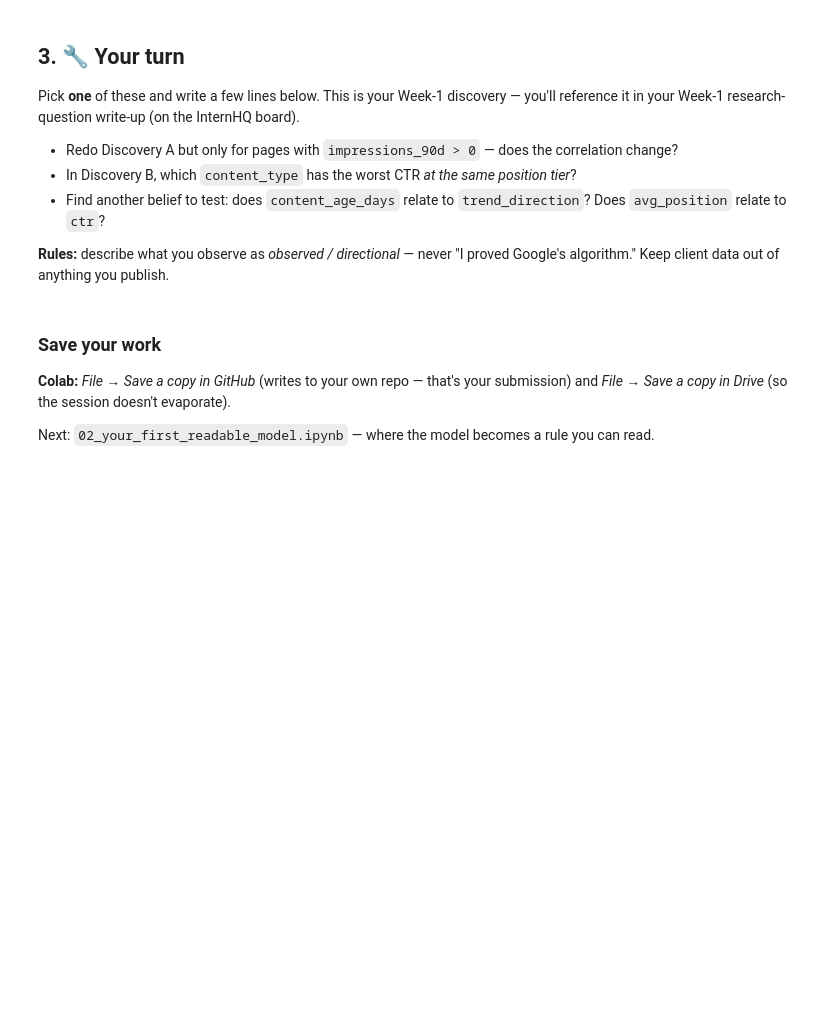
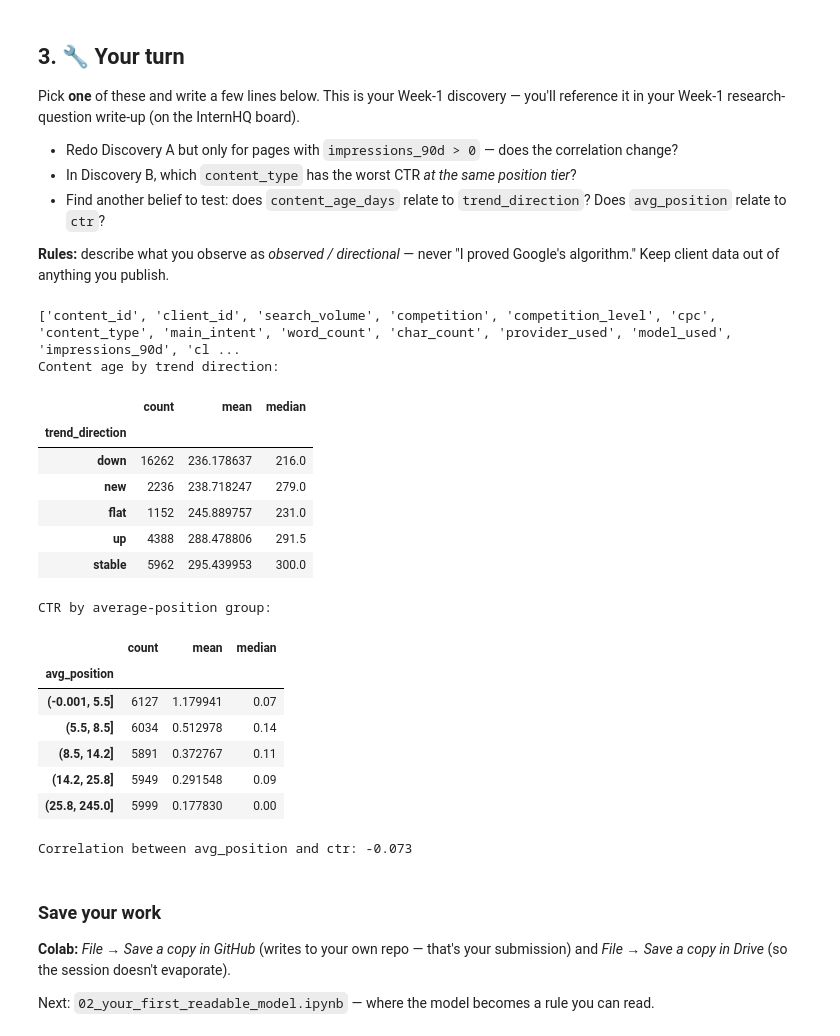
Before and after one commit to Shahmeer01-ai/Flyrank-ML-Internship, a Jupyter notebook: notebooks/01_first_look_and_discovery.ipynb, the cells around one changed output. Cells and saved outputs as stored; diff of their text form; code cells hidden in the pictures; blank space fills up the shorter version.

```diff
--- a/notebooks/01_first_look_and_discovery.ipynb
+++ b/notebooks/01_first_look_and_discovery.ipynb
@@ -102,3 +156,56 @@ Pick **one** of these and write a few lines below. This is your Week-1 discovery
+# %%
+# Discovery: explore relationships between content age, trend direction,
+# average position, and CTR.
+
+import pandas as pd
+
+# Check the columns first
+print(df.columns.tolist())
+
+# 1. How does content age relate to trend direction?
+age_trend = (
+    df.groupby("trend_direction")["content_age_days"]
+      .agg(["count", "mean", "median"])
+      .sort_values("mean")
+)
+
+print("Content age by trend direction:")
+display(age_trend)
+
+
+# 2. How does average position relate to CTR?
+position_ctr = (
+    df.groupby(pd.qcut(df["avg_position"], 5, duplicates="drop"))["ctr"]
+      .agg(["count", "mean", "median"])
+)
+
+print("\nCTR by average-position group:")
+display(position_ctr)
+
+
+# 3. Correlation between average position and CTR
+correlation = df[["avg_position", "ctr"]].corr().loc["avg_position", "ctr"]
+
+print(f"\nCorrelation between avg_position and ctr: {correlation:.3f}")
+# %% [output]
+['content_id', 'client_id', 'search_volume', 'competition', 'competition_level', 'cpc', 'content_type', 'main_intent', 'word_count', 'char_count', 'provider_used', 'model_used', 'impressions_90d', 'cl ...
+Content age by trend direction:
+|  | count | mean | median |
+| trend_direction |  |  |  |
+| down | 16262 | 236.178637 | 216.0 |
+| new | 2236 | 238.718247 | 279.0 |
+| flat | 1152 | 245.889757 | 231.0 |
+| up | 4388 | 288.478806 | 291.5 |
+| stable | 5962 | 295.439953 | 300.0 |
+CTR by average-position group:
+|  | count | mean | median |
+| avg_position |  |  |  |
+| (-0.001, 5.5] | 6127 | 1.179941 | 0.07 |
+| (5.5, 8.5] | 6034 | 0.512978 | 0.14 |
+| (8.5, 14.2] | 5891 | 0.372767 | 0.11 |
+| (14.2, 25.8] | 5949 | 0.291548 | 0.09 |
+| (25.8, 245.0] | 5999 | 0.177830 | 0.00 |
+Correlation between avg_position and ctr: -0.073
 # %% [markdown]
 ### Save your work
 **Colab:** *File → Save a copy in GitHub* (writes to your own repo — that's your submission) and *File → Save a copy in Drive* (so the session doesn't evaporate).
```
Also changed, not shown: parts of 9 cells of this notebook.
